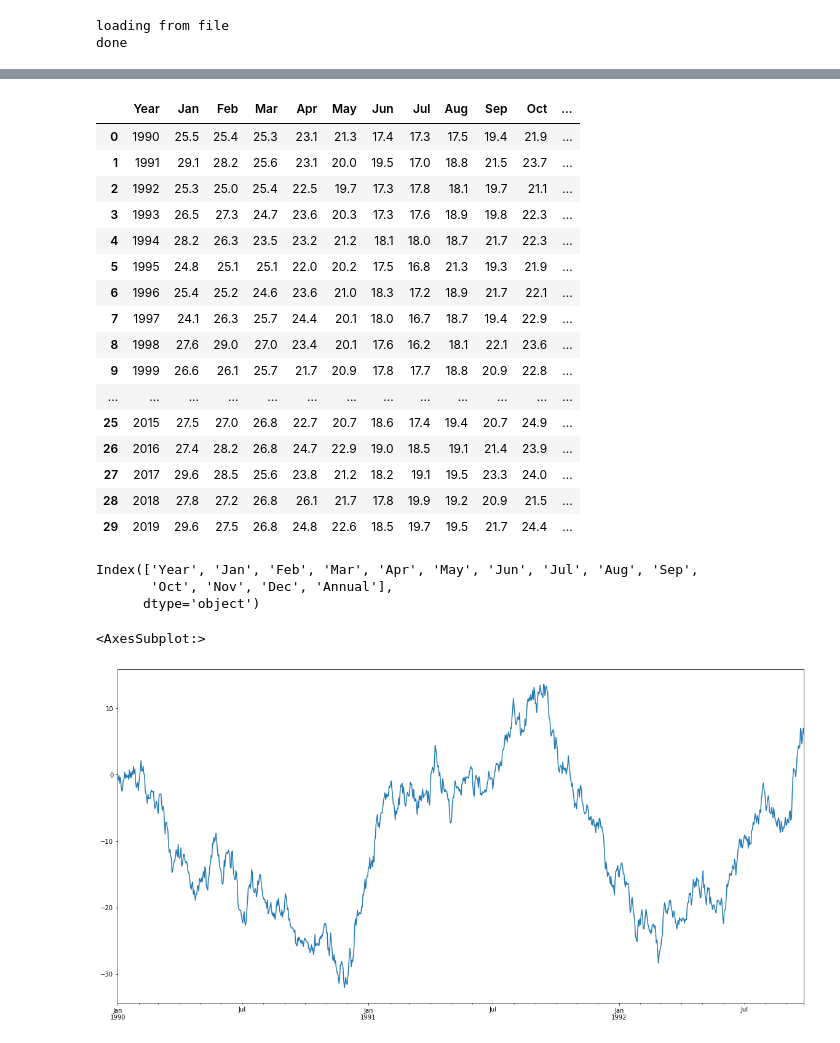
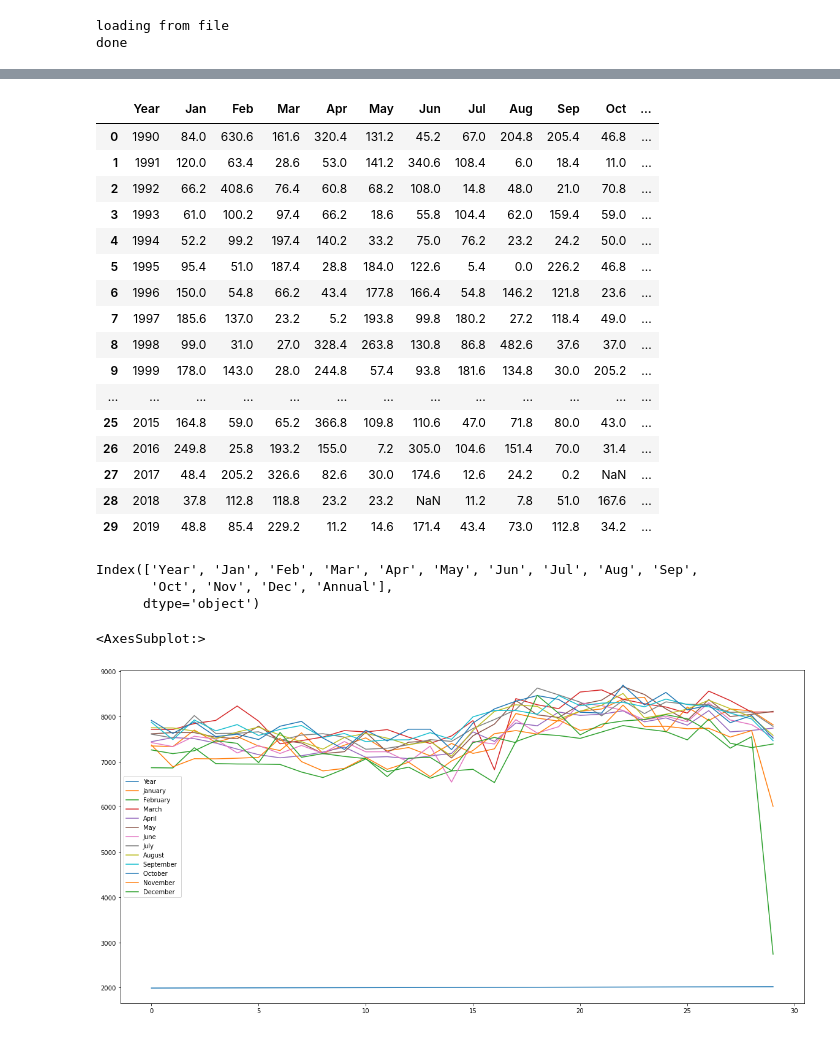
Before and after one commit to JordanLewisStudio/Data_project, a Jupyter notebook: data_project.ipynb, the cells around one changed output, grey strips where cells are left out. Cells and saved outputs as stored; diff of their text form; code cells hidden in the pictures.

Commit message:
update project / add rainfall data

```diff
--- a/data_project.ipynb
+++ b/data_project.ipynb
@@ -8,3 +8,13 @@ import os
 plt.rcParams['figure.figsize'] = (20, 10)
 # %%
 saved_style_state = plt.rcParams.copy() #give us a style state to go back to
+# %%
+if os.path.isfile("NSW Births per month 1990-2019.csv"):
+    filepath = "NSW Births per month 1990-2019.csv"
+    print("loading from file")
+else:
+    filepath = ""
+    print("loading from the internet")
+
+Birth_data = pd.read_csv(filepath)
+print("done")
@@ -81,21 +139,21 @@ df["Births"].plot()
 # %%
-df_2.head(100)
+Rainfall_data.head(100)
 # %% [output]
 |  | Year | Jan | Feb | Mar | Apr | May | Jun | Jul | Aug | Sep | Oct | ... |
-| 0 | 1990 | 25.5 | 25.4 | 25.3 | 23.1 | 21.3 | 17.4 | 17.3 | 17.5 | 19.4 | 21.9 | ... |
-| 1 | 1991 | 29.1 | 28.2 | 25.6 | 23.1 | 20.0 | 19.5 | 17.0 | 18.8 | 21.5 | 23.7 | ... |
-| 2 | 1992 | 25.3 | 25.0 | 25.4 | 22.5 | 19.7 | 17.3 | 17.8 | 18.1 | 19.7 | 21.1 | ... |
-| 3 | 1993 | 26.5 | 27.3 | 24.7 | 23.6 | 20.3 | 17.3 | 17.6 | 18.9 | 19.8 | 22.3 | ... |
-| 4 | 1994 | 28.2 | 26.3 | 23.5 | 23.2 | 21.2 | 18.1 | 18.0 | 18.7 | 21.7 | 22.3 | ... |
-| 5 | 1995 | 24.8 | 25.1 | 25.1 | 22.0 | 20.2 | 17.5 | 16.8 | 21.3 | 19.3 | 21.9 | ... |
-| 6 | 1996 | 25.4 | 25.2 | 24.6 | 23.6 | 21.0 | 18.3 | 17.2 | 18.9 | 21.7 | 22.1 | ... |
-| 7 | 1997 | 24.1 | 26.3 | 25.7 | 24.4 | 20.1 | 18.0 | 16.7 | 18.7 | 19.4 | 22.9 | ... |
-| 8 | 1998 | 27.6 | 29.0 | 27.0 | 23.4 | 20.1 | 17.6 | 16.2 | 18.1 | 22.1 | 23.6 | ... |
-| 9 | 1999 | 26.6 | 26.1 | 25.7 | 21.7 | 20.9 | 17.8 | 17.7 | 18.8 | 20.9 | 22.8 | ... |
+| 0 | 1990 | 84.0 | 630.6 | 161.6 | 320.4 | 131.2 | 45.2 | 67.0 | 204.8 | 205.4 | 46.8 | ... |
+| 1 | 1991 | 120.0 | 63.4 | 28.6 | 53.0 | 141.2 | 340.6 | 108.4 | 6.0 | 18.4 | 11.0 | ... |
+| 2 | 1992 | 66.2 | 408.6 | 76.4 | 60.8 | 68.2 | 108.0 | 14.8 | 48.0 | 21.0 | 70.8 | ... |
+| 3 | 1993 | 61.0 | 100.2 | 97.4 | 66.2 | 18.6 | 55.8 | 104.4 | 62.0 | 159.4 | 59.0 | ... |
+| 4 | 1994 | 52.2 | 99.2 | 197.4 | 140.2 | 33.2 | 75.0 | 76.2 | 23.2 | 24.2 | 50.0 | ... |
+| 5 | 1995 | 95.4 | 51.0 | 187.4 | 28.8 | 184.0 | 122.6 | 5.4 | 0.0 | 226.2 | 46.8 | ... |
+| 6 | 1996 | 150.0 | 54.8 | 66.2 | 43.4 | 177.8 | 166.4 | 54.8 | 146.2 | 121.8 | 23.6 | ... |
+| 7 | 1997 | 185.6 | 137.0 | 23.2 | 5.2 | 193.8 | 99.8 | 180.2 | 27.2 | 118.4 | 49.0 | ... |
+| 8 | 1998 | 99.0 | 31.0 | 27.0 | 328.4 | 263.8 | 130.8 | 86.8 | 482.6 | 37.6 | 37.0 | ... |
+| 9 | 1999 | 178.0 | 143.0 | 28.0 | 244.8 | 57.4 | 93.8 | 181.6 | 134.8 | 30.0 | 205.2 | ... |
 | ... | ... | ... | ... | ... | ... | ... | ... | ... | ... | ... | ... | ... |
-| 25 | 2015 | 27.5 | 27.0 | 26.8 | 22.7 | 20.7 | 18.6 | 17.4 | 19.4 | 20.7 | 24.9 | ... |
-| 26 | 2016 | 27.4 | 28.2 | 26.8 | 24.7 | 22.9 | 19.0 | 18.5 | 19.1 | 21.4 | 23.9 | ... |
-| 27 | 2017 | 29.6 | 28.5 | 25.6 | 23.8 | 21.2 | 18.2 | 19.1 | 19.5 | 23.3 | 24.0 | ... |
-| 28 | 2018 | 27.8 | 27.2 | 26.8 | 26.1 | 21.7 | 17.8 | 19.9 | 19.2 | 20.9 | 21.5 | ... |
-| 29 | 2019 | 29.6 | 27.5 | 26.8 | 24.8 | 22.6 | 18.5 | 19.7 | 19.5 | 21.7 | 24.4 | ... |
+| 25 | 2015 | 164.8 | 59.0 | 65.2 | 366.8 | 109.8 | 110.6 | 47.0 | 71.8 | 80.0 | 43.0 | ... |
+| 26 | 2016 | 249.8 | 25.8 | 193.2 | 155.0 | 7.2 | 305.0 | 104.6 | 151.4 | 70.0 | 31.4 | ... |
+| 27 | 2017 | 48.4 | 205.2 | 326.6 | 82.6 | 30.0 | 174.6 | 12.6 | 24.2 | 0.2 | NaN | ... |
+| 28 | 2018 | 37.8 | 112.8 | 118.8 | 23.2 | 23.2 | NaN | 11.2 | 7.8 | 51.0 | 167.6 | ... |
+| 29 | 2019 | 48.8 | 85.4 | 229.2 | 11.2 | 14.6 | 171.4 | 43.4 | 73.0 | 112.8 | 34.2 | ... |
 # %%
@@ -111,5 +165,5 @@ df_2 = df_2.cumsum()
 # %%
-df_2.plot()
+Birth_data.plot()
 # %% [output]
 <AxesSubplot:>
-[figure, old version]
+[figure, new version]
```
Also changed, not shown: parts of 16 cells of this notebook, 4 other files.
